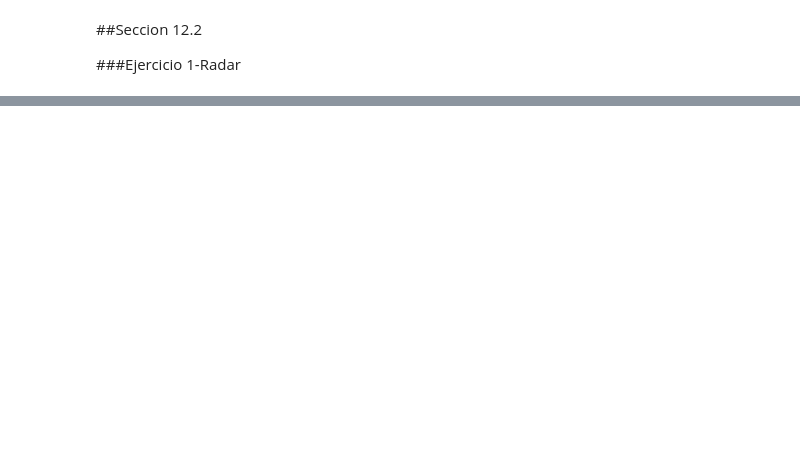
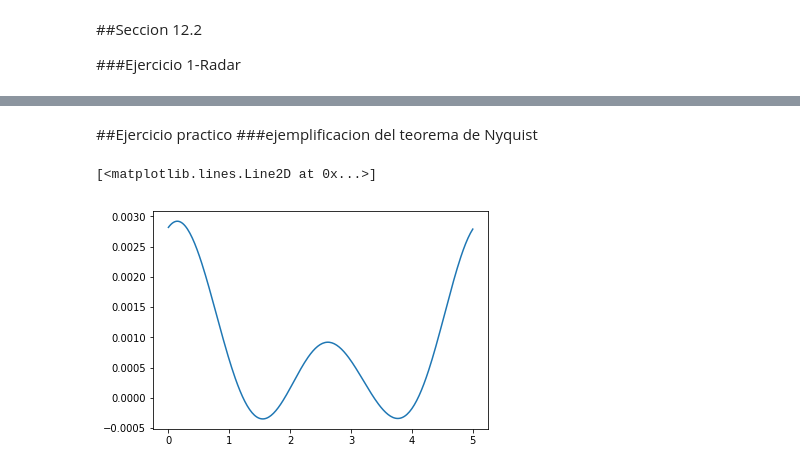
Before and after one commit to ChristianABJ/Herramientas_Computacionales_IMEC3602, a Jupyter notebook: 05_taller04/Taller_4.ipynb, the cells around one changed output, grey strips where cells are left out. Saved outputs shown, nothing was run; the diff lists cells and outputs as text; code cells hidden in the pictures; blank space fills up the shorter version.

Commit message:
punto radar
modificaciones y arreglos al punto del ejemplo del radar

```diff
--- a/05_taller04/Taller_4.ipynb
+++ b/05_taller04/Taller_4.ipynb
@@ -189,0 +305,63 @@ xlabel(’frequency (k)’)
+# %% [markdown]
+##Ejercicio practico
+###ejemplificacion del teorema de Nyquist
+# %%
+L=5
+n1=32
+n2=128
+n3=256
+n4=4096
+noise=0.5
+
+
+
+t1=np.linspace(0,L,n1)
+t2=np.linspace(0,L,n2)
+t3=np.linspace(0,L,n3)
+t4=np.linspace(0,L,n4)
+u1=np.sin(t1*10*(2*np.pi))
+u2=np.sin(t2*10*(2*np.pi))
+u3=np.sin(t3*10*(2*np.pi))
+u4=np.sin(t4*10*(2*np.pi))
+
+arreg1=np.concatenate((np.linspace(0,((n1/2)-1),n1/2),np.linspace(((-n1/2)-1),-1,n1/2)),axis=0)
+k1=(2*scipy.pi/L)*arreg1
+
+arreg2=np.concatenate((np.linspace(0,((n2/2)-1),n2/2),np.linspace(((-n2/2)-1),-1,n2/2)),axis=0)
+k2=(2*scipy.pi/L)*arreg2
+
+arreg3=np.concatenate((np.linspace(0,((n3/2)-1),n3/2),np.linspace(((-n3/2)-1),-1,n3/2)),axis=0)
+k3=(2*scipy.pi/L)*arreg3
+
+ut1=np.fft.fft(u1)
+utn1=ut1+noise*(np.random.rand(n1)+(1j*np.random.rand(n1)))
+ut2=np.fft.fft(u2)
+utn2=ut2+noise*(np.random.rand(n2)+(1j*np.random.rand(n2)))
+ut3=np.fft.fft(u3)
+utn3=ut3+noise*(np.random.rand(n3)+(1j*np.random.rand(n3)))
+
+
+un1=np.fft.ifft(utn1);
+un2=np.fft.ifft(utn2);
+un3=np.fft.ifft(utn3);
+
+
+
+fil1=np.exp(-0.2*(k1)**2);
+unft1=fil1*utn1;
+unf1=ifft(unft1);
+
+
+
+fil1=np.exp(-0.2*(k1)**2);
+unft1=fil1*utn1;
+unf1=ifft(unft1);
+
+
+fil3=np.exp(-0.2*(k3)**2);
+unft3=fil3*utn3;
+unf3=ifft(unft3);
+plot(t3,unf3)
+# %% [output]
+[<matplotlib.lines.Line2D at 0x...>]
+[figure, added]
```
Also changed, not shown: parts of 4 cells of this notebook, 4 other files.
